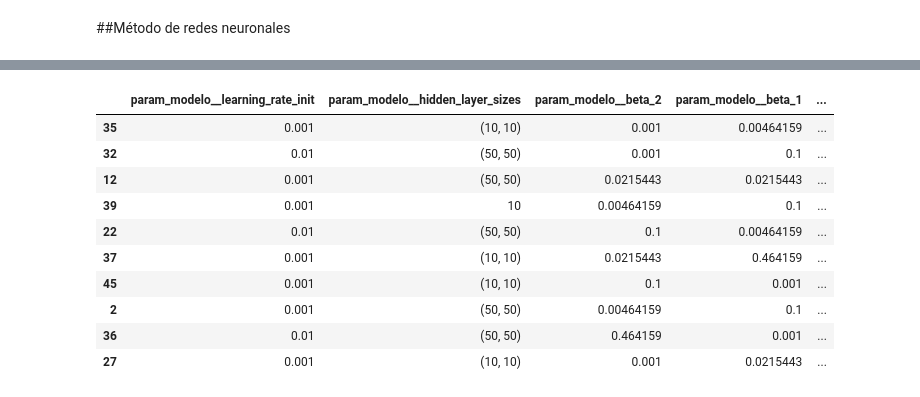
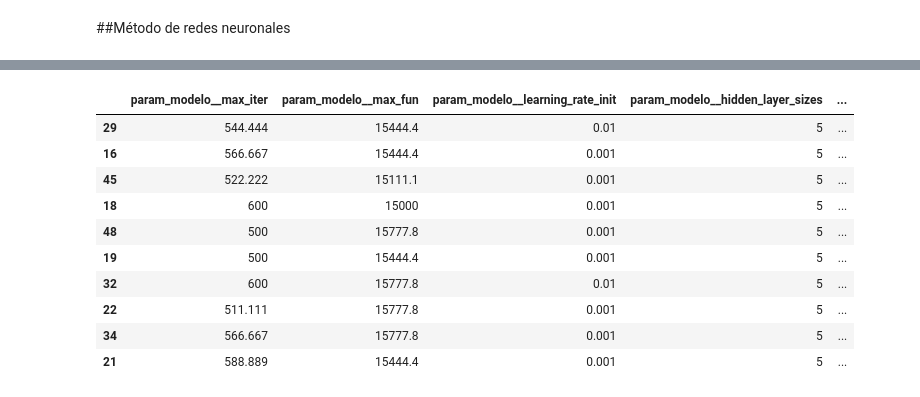
Before and after one commit to abaltodano/aprendizaje-automatico, a Jupyter notebook: Tarea-4/Tarea_4.ipynb, the cells around one changed output, grey strips where cells are left out. Cells and saved outputs as stored; diff of their text form; code cells hidden in the pictures.

```diff
--- a/Tarea-4/Tarea_4.ipynb
+++ b/Tarea-4/Tarea_4.ipynb
@@ -838,21 +838,21 @@ from sklearn.neural_network import MLPRegressor
 
 train_prec =  []
 eval_prec = []
-max_estimators_list = list(range(1, 2))
+max_estimators_list = list(range(1, 15))
 for estimators in max_estimators_list:
   rn_model = MLPRegressor(
                           activation = 'relu'                 #logistic -> casi igual las otras no sirven
-                          ,alpha = 0.6
-                          ,batch_size = 100
-                          ,beta_1 = 0.3
-                          ,beta_2 = 0.9
+                          ,alpha = 0.1111
+                          ,batch_size = 133
+                          ,beta_1 = 0.33
+                          ,beta_2 = 0.66
                           ,early_stopping = True
                           ,epsilon = 1e-08
-                          ,hidden_layer_sizes=(50,50)
+                          ,hidden_layer_sizes= (estimators,5)
                           ,learning_rate= 'constant'          #Puede ser tambien 'adaptive'
                           ,learning_rate_init = 0.01
-                          ,max_fun = 15000
-                          ,max_iter=553                       # con el que se logro mejorar un poco
+                          ,max_fun = 15444
+                          ,max_iter=544                       # con el que se logro mejorar un poco
                           ,momentum = 0.9
                           ,n_iter_no_change = 10
                           ,nesterovs_momentum = True
@@ -868,7 +868,7 @@ for estimators in max_estimators_list:
   rn_model.fit(x_train, y_train)
   train_prec.append(rn_model.score(x_train, y_train))
   eval_prec.append(rn_model.score(x_test, y_test))
-  print(estimators)
+  print("Calculo: ",estimators)
 
 y_pred = rn_model.predict(x_test)
 
@@ -905,75 +918,54 @@ import multiprocessing
 
 pipe = Pipeline([('modelo', MLPRegressor(solver = 'lbfgs', max_iter= 1000))])
 
-# Espacio de búsqueda de cada hiperparámetro
+# Busqueda de hiperparámetro
 # ==============================================================================
 param_distributions = {
-    'modelo__hidden_layer_sizes': [(10), (20), (10, 10), (50,50)],
-    'modelo__alpha': np.logspace(-3, 3, 10),
+    'modelo__alpha': np.linspace(0, 1, 10),
+    'modelo__batch_size': np.linspace(1, 200, 10),
+    'modelo__beta_1': np.linspace(0, 1, 10),
+    'modelo__beta_2': np.linspace(0, 1, 10),
+    'modelo__hidden_layer_sizes': (5,5),
     'modelo__learning_rate_init': [0.001, 0.01],
-    'modelo__beta_1': np.logspace(-3, 3, 10),
-    'modelo__beta_2': np.logspace(-3, 3, 10),
-
-    'modelo__activation ' :  'relu',
-    'modelo__,alpha ' :  0.6,
-    'modelo__,batch_size ' :  100,
-    'modelo__,beta_1 ' :  0.3,
-    'modelo__,beta_2 ' :  0.9,
-    'modelo__,early_stopping ' :  True,
-    'modelo__,epsilon ' :  1e-08,
-    'modelo__,hidden_layer_sizes' : -50,5,
-    'modelo__,learning_rate' :  'constant',
-    'modelo__,learning_rate_init ' :  0.01,
-    'modelo__,max_fun ' :  15000,
-    'modelo__,max_iter' : 553,
-    'modelo__,momentum ' :  0.9,
-    'modelo__,n_iter_no_change ' :  10,
-    'modelo__,nesterovs_momentum ' :  True,
-    'modelo__,power_t ' :  0.5,
-    'modelo__,random_state ' :  None,
-    'modelo__,shuffle ' :  True,
-    'modelo__,solver ' :  'lbfgs',
-    'modelo__,tol ' :  0.0001,
-    'modelo__,validation_fraction ' :  0.1,
-    'modelo__,verbose ' :  False,
-    'modelo__,warm_start ' :  False,
+    'modelo__max_fun': np.linspace(15000, 16000, 10),
+    'modelo__max_iter': np.linspace(500, 600, 10),
 }
 
-# Búsqueda por validación cruzada
+# Validación cruzada
 # ==============================================================================
 grid = RandomizedSearchCV(
         estimator  = pipe,
         param_distributions = param_distributions,
         n_iter     = 50,
         scoring    = 'neg_mean_squared_error',
         n_jobs     = multiprocessing.cpu_count() - 1,
         cv         = 5,
         verbose    = 0,
         random_state = 123,
         return_train_score = True
        )
 
 grid.fit(X = x_train, y = y_train)
 
-# Resultados del grid
+# Resultados
 # ==============================================================================
 resultados = pd.DataFrame(grid.cv_results_)
 resultados.filter(regex = '(param.*|mean_t|std_t)')\
     .drop(columns = 'params')\
     .sort_values('mean_test_score', ascending = False)\
     .head(10)
 # %% [output]
-|  | param_modelo__learning_rate_init | param_modelo__hidden_layer_sizes | param_modelo__beta_2 | param_modelo__beta_1 | ... |
-| 35 | 0.001 | (10, 10) | 0.001 | 0.00464159 | ... |
-| 32 | 0.01 | (50, 50) | 0.001 | 0.1 | ... |
-| 12 | 0.001 | (50, 50) | 0.0215443 | 0.0215443 | ... |
-| 39 | 0.001 | 10 | 0.00464159 | 0.1 | ... |
-| 22 | 0.01 | (50, 50) | 0.1 | 0.00464159 | ... |
-| 37 | 0.001 | (10, 10) | 0.0215443 | 0.464159 | ... |
-| 45 | 0.001 | (10, 10) | 0.1 | 0.001 | ... |
-| 2 | 0.001 | (50, 50) | 0.00464159 | 0.1 | ... |
-| 36 | 0.01 | (50, 50) | 0.464159 | 0.001 | ... |
-| 27 | 0.001 | (10, 10) | 0.001 | 0.0215443 | ... |
+|  | param_modelo__max_iter | param_modelo__max_fun | param_modelo__learning_rate_init | param_modelo__hidden_layer_sizes | ... |
+| 29 | 544.444 | 15444.4 | 0.01 | 5 | ... |
+| 16 | 566.667 | 15444.4 | 0.001 | 5 | ... |
+| 45 | 522.222 | 15111.1 | 0.001 | 5 | ... |
+| 18 | 600 | 15000 | 0.001 | 5 | ... |
+| 48 | 500 | 15777.8 | 0.001 | 5 | ... |
+| 19 | 500 | 15444.4 | 0.001 | 5 | ... |
+| 32 | 600 | 15777.8 | 0.01 | 5 | ... |
+| 22 | 511.111 | 15777.8 | 0.001 | 5 | ... |
+| 34 | 566.667 | 15777.8 | 0.001 | 5 | ... |
+| 21 | 588.889 | 15444.4 | 0.001 | 5 | ... |
 # %%
 # Error de test
 # ==============================================================================
```
Also changed, not shown: parts of 6 cells of this notebook.
